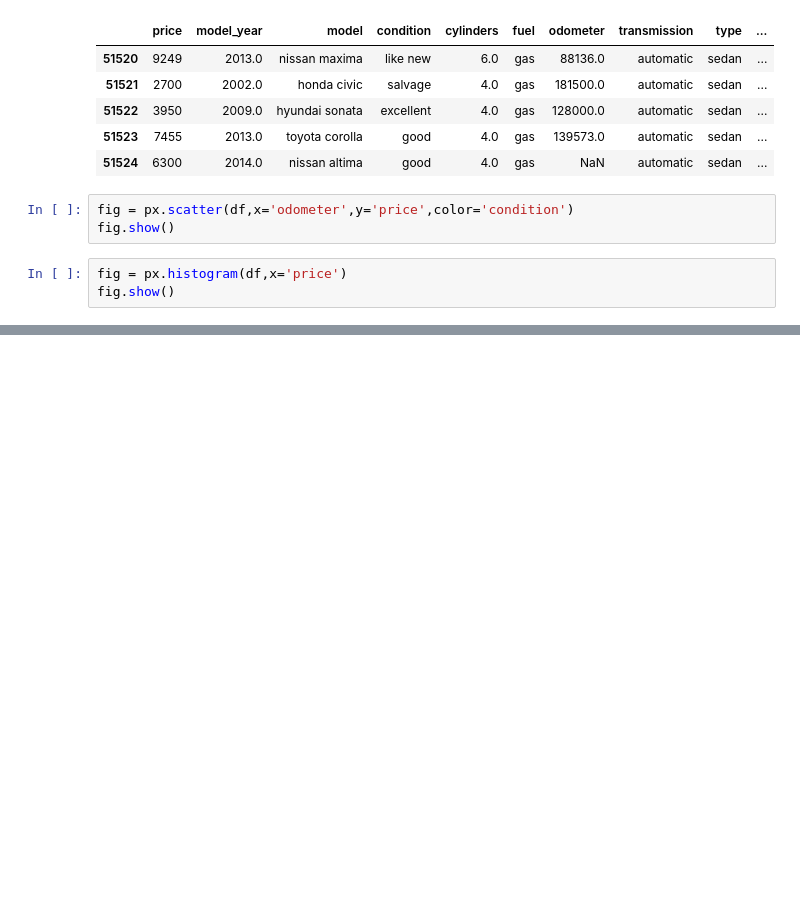
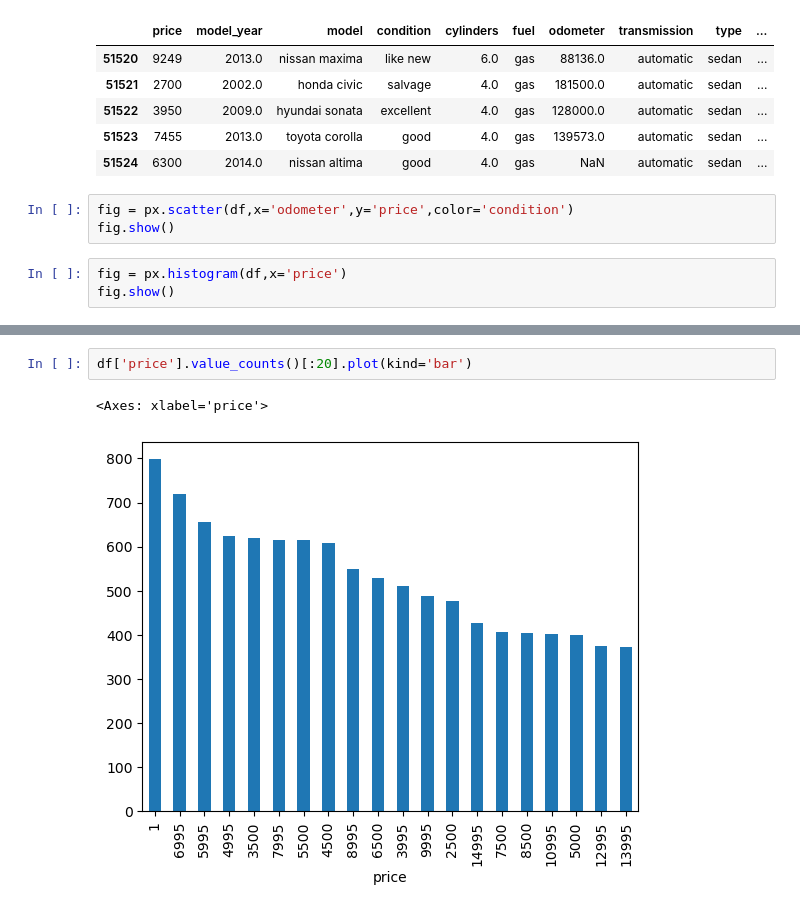
Before and after one commit to Vanessacat524/cars, a Jupyter notebook: notebooks/EDA.ipynb, the cells around one changed output, grey strips where cells are left out. Saved outputs shown, nothing was run; the diff lists cells and outputs as text; blank space fills up the shorter version.

```diff
--- a/notebooks/EDA.ipynb
+++ b/notebooks/EDA.ipynb
@@ -31,0 +45,5 @@ fig = px.
+# %%
+df['price'].value_counts()[:20].plot(kind='bar')
+# %% [output]
+<Axes: xlabel='price'>
+[figure, added]
```
Also changed, not shown: parts of 3 cells of this notebook, 1 other file.
